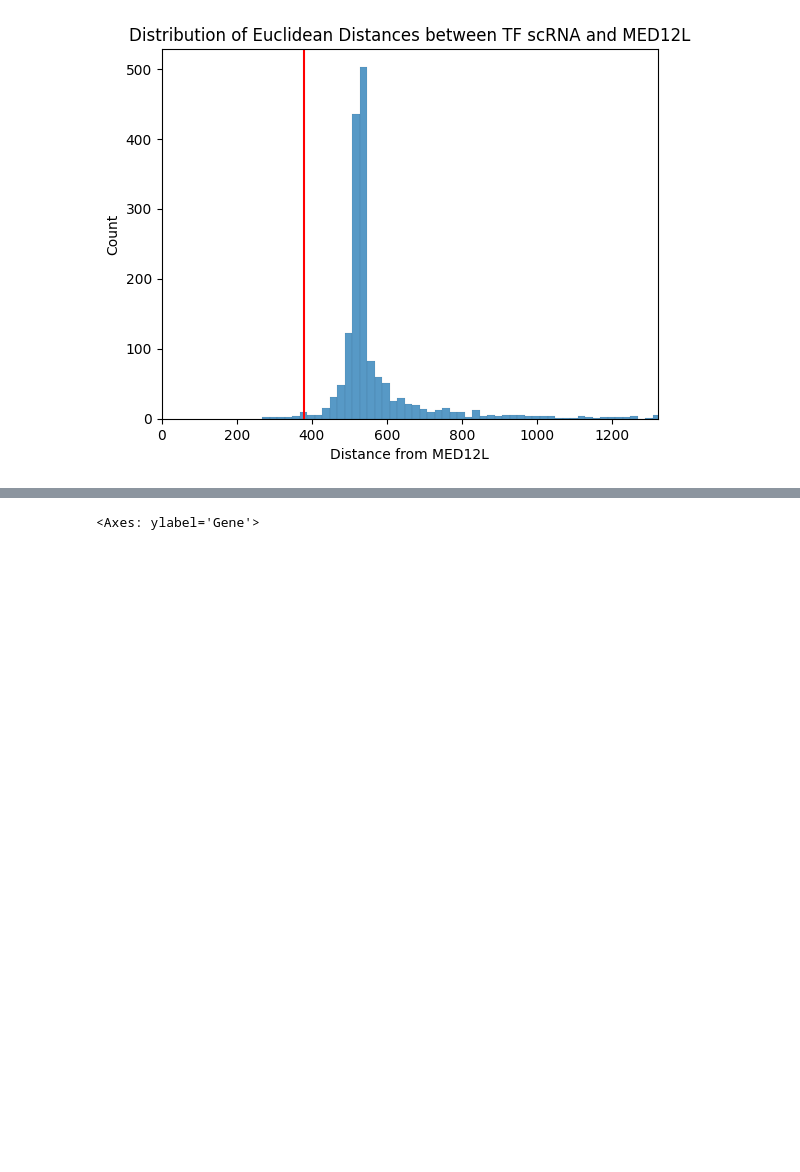
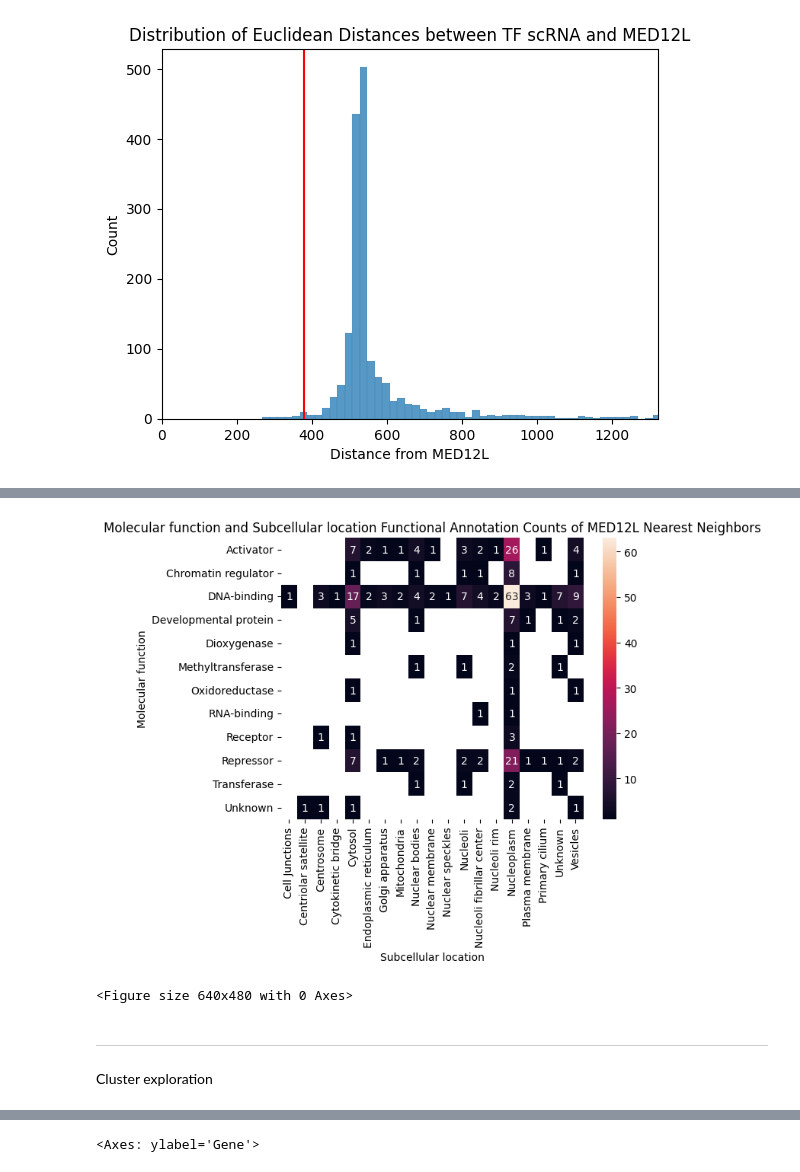
Before and after one commit to kinseylong/StallerRotation, a Jupyter notebook: cofactors_humanproteinatlas/mediator_exploration.ipynb, the cells around one changed output, grey strips where cells are left out. Cells and saved outputs as stored; diff of their text form; code cells hidden in the pictures; blank space fills up the shorter version.

```diff
--- a/cofactors_humanproteinatlas/mediator_exploration.ipynb
+++ b/cofactors_humanproteinatlas/mediator_exploration.ipynb
@@ -417,3 +454,12 @@ Related clusters from human protein atlas: Cluster 34 and 47
+# %%
+xy_pivot("Molecular function", "Subcellular location")
+plt.savefig("figures/MED12Lneighbor_annotationpivot2.png", bbox_inches='tight')
+# %% [output]
+[figure, added]
+<Figure size 640x480 with 0 Axes>
+# %% [markdown]
+---
+Cluster exploration
 # %%
 cluster34 = pd.read_csv("data/proteinatlas-cluster34.tsv", sep="\t")
 cluster34scRNA = pd.read_csv("helperdata/cluster34_scRNA.csv").drop("Unnamed: 0", axis=1)
```
Also changed, not shown: parts of 10 cells of this notebook, 7 other files.
